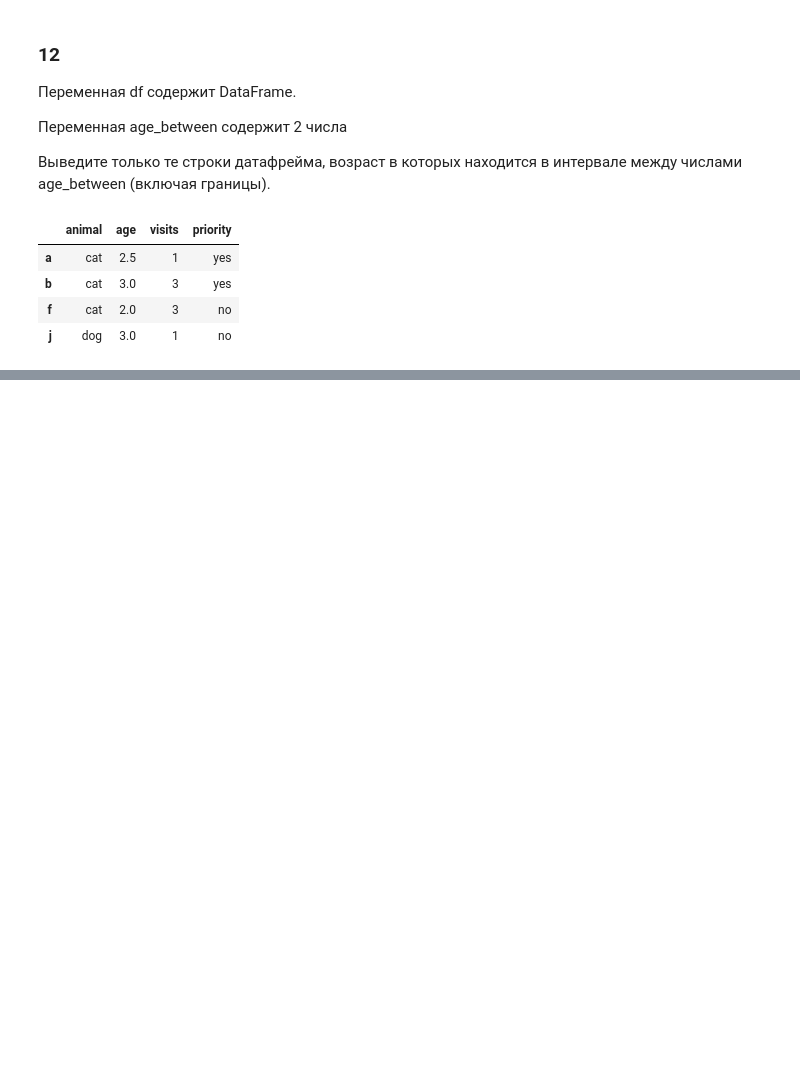
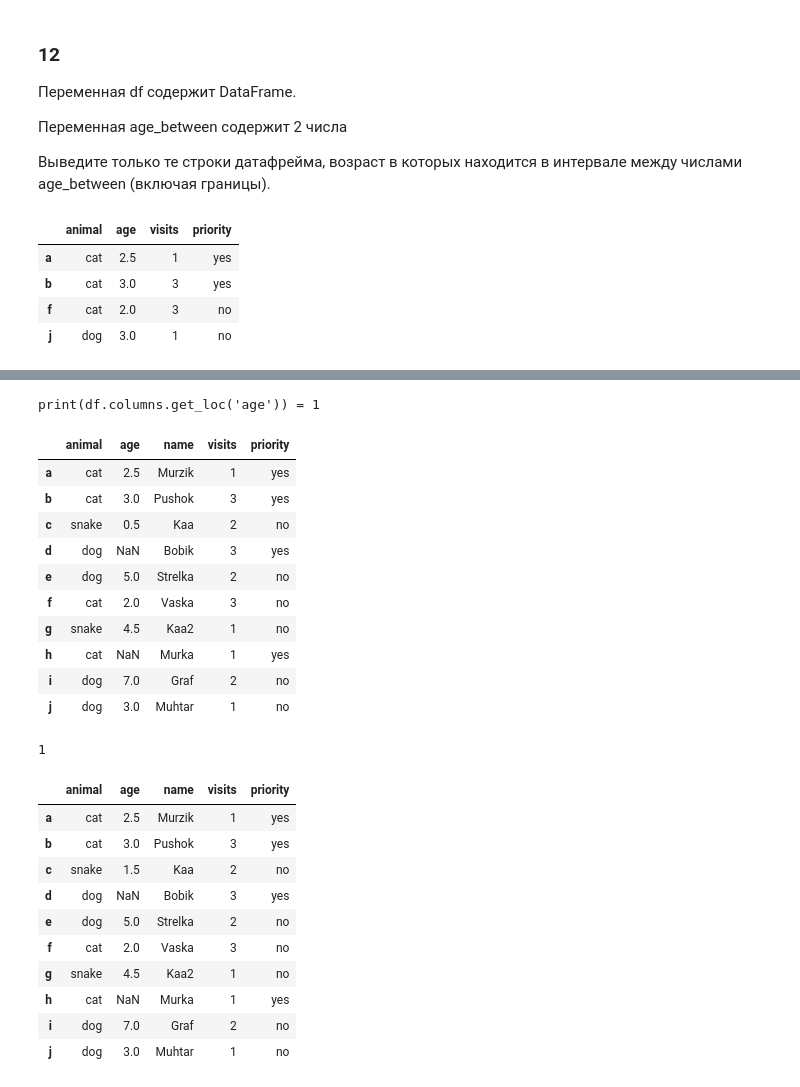
Before and after one commit to edirab/Lovely-Notebooks, a Jupyter notebook: stepic-python/6.7 Pandas.ipynb, the cells around one changed output, grey strips where cells are left out. Cells and saved outputs as stored; diff of their text form; code cells hidden in the pictures; blank space fills up the shorter version.

```diff
--- a/stepic-python/6.7 Pandas.ipynb
+++ b/stepic-python/6.7 Pandas.ipynb
@@ -396,0 +419,50 @@ df.loc[age_low & age_high]
+# %%
+import pandas as pd
+import numpy as np
+
+df = pd.DataFrame({'animal': ['cat', 'cat', 'snake', 'dog', 'dog', 'cat', 'snake', 'cat', 'dog', 'dog'],
+                   'age': [2.5, 3, 0.5, np.nan, 5, 2, 4.5, np.nan, 7, 3],
+                   'name': ['Murzik', 'Pushok', 'Kaa', 'Bobik', 'Strelka', 'Vaska', 'Kaa2', 'Murka', 'Graf', 'Muhtar'],
+                   'visits': [1, 3, 2, 3, 2, 3, 1, 1, 2, 1],
+                   'priority': ['yes', 'yes', 'no', 'yes', 'no', 'no', 'no', 'yes', 'no', 'no']},
+                   index = ['a', 'b', 'c', 'd', 'e', 'f', 'g', 'h', 'i', 'j'])
+
+print("print(df.columns.get_loc('age')) =", df.columns.get_loc('age'))
+display(df)
+
+index = 'f'
+index = 2
+
+print(df.columns.get_loc('age'))
+
+if str(index).isdigit():
+    df.iloc[int(index), df.columns.get_loc('age')] += 1
+else:
+    df.loc[index, 'age'] += 1
+
+df
+# %% [output]
+print(df.columns.get_loc('age')) = 1
+|  | animal | age | name | visits | priority |
+| a | cat | 2.5 | Murzik | 1 | yes |
+| b | cat | 3.0 | Pushok | 3 | yes |
+| c | snake | 0.5 | Kaa | 2 | no |
+| d | dog | NaN | Bobik | 3 | yes |
+| e | dog | 5.0 | Strelka | 2 | no |
+| f | cat | 2.0 | Vaska | 3 | no |
+| g | snake | 4.5 | Kaa2 | 1 | no |
+| h | cat | NaN | Murka | 1 | yes |
+| i | dog | 7.0 | Graf | 2 | no |
+| j | dog | 3.0 | Muhtar | 1 | no |
+1
+|  | animal | age | name | visits | priority |
+| a | cat | 2.5 | Murzik | 1 | yes |
+| b | cat | 3.0 | Pushok | 3 | yes |
+| c | snake | 1.5 | Kaa | 2 | no |
+| d | dog | NaN | Bobik | 3 | yes |
+| e | dog | 5.0 | Strelka | 2 | no |
+| f | cat | 2.0 | Vaska | 3 | no |
+| g | snake | 4.5 | Kaa2 | 1 | no |
+| h | cat | NaN | Murka | 1 | yes |
+| i | dog | 7.0 | Graf | 2 | no |
+| j | dog | 3.0 | Muhtar | 1 | no |
```
Also changed, not shown: parts of 9 cells of this notebook, 4 other files.
